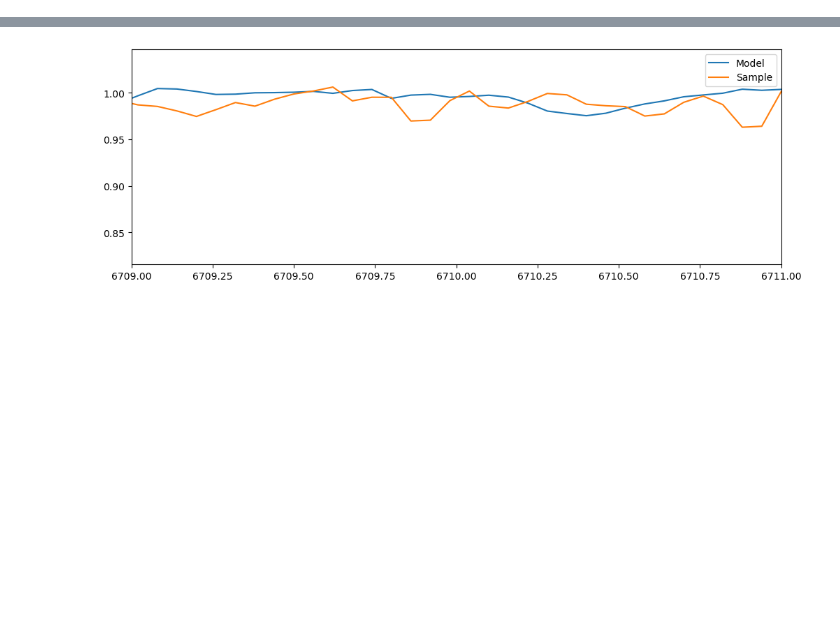
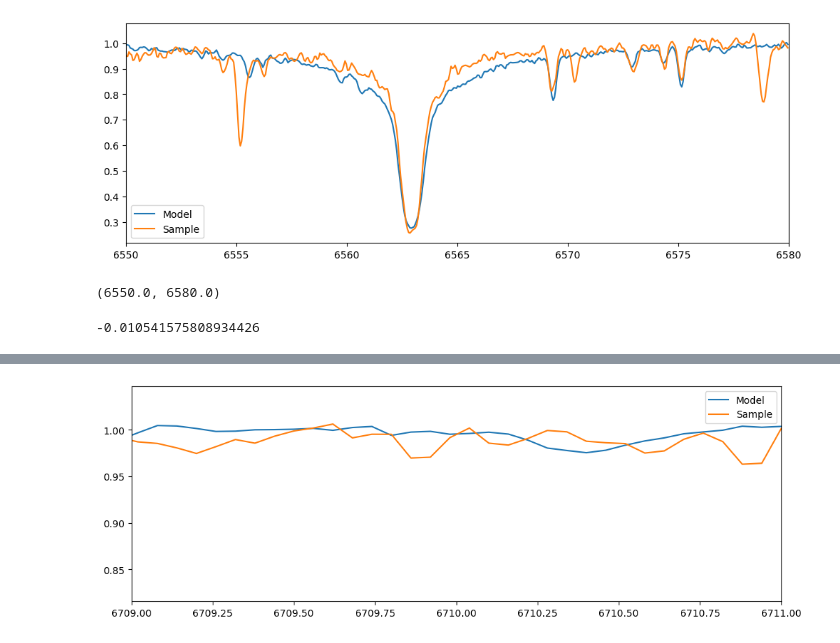
Before and after one commit to PravNJ/galah-file-read-test, a Jupyter notebook: run-locally-2.ipynb, the cells around one changed output, grey strips where cells are left out. Saved outputs shown, nothing was run; the diff lists cells and outputs as text; code cells hidden in the pictures; blank space fills up the shorter version.

Commit message:
Tested a loop in Julia to run through multiple spectra

```diff
--- a/run-locally-2.ipynb
+++ b/run-locally-2.ipynb
@@ -17,3 +17,6 @@ line_mask;
+# %%
+#Halpha mask
+line_mask = 6550 .< wl_grid .< 6580;
 # %%
-test_spectra = read(h5open("test_spectrum.h5", "r")["test_spectrum"]);
+resampled_test_spectra= read(h5open("resampled_test_spectra.h5", "r")["spectra"]);
 # %%
@@ -32,0 +24,4 @@ neighbors = find_neighbors(test_spectra, ref_spectra', k);
+# %%
+columns = 1
+rows = 4459
+A = zeros(rows, columns);
@@ -33,3 +37,17 @@ neighbors = find_neighbors(test_spectra, ref_spectra', k);
+# %%
+figure(figsize=(12, 4))
+plot(wl_grid[line_mask], A[:,2][line_mask], label="Model")
+plot(wl_grid[line_mask], resampled_test_spectra[:,1][line_mask], label="Sample")
+legend()
+plt.xlim([6550,6580])
+#vline!([6707.85], [0,1.050])
+# %% [output]
+[figure, added]
+(6550.0, 6580.0)
+# %%
+mean(A[:,2][line_mask] - resampled_test_spectra[:,1][line_mask])
+# %% [output]
+-0.010541575808934426
 # %%
 pf = predict_spectral_range(test_spectra, test_ivar, ref_spectra', nothing, k, q, line_mask);
 # %%
```
Also changed, not shown: parts of 16 cells of this notebook, 6 other files.
